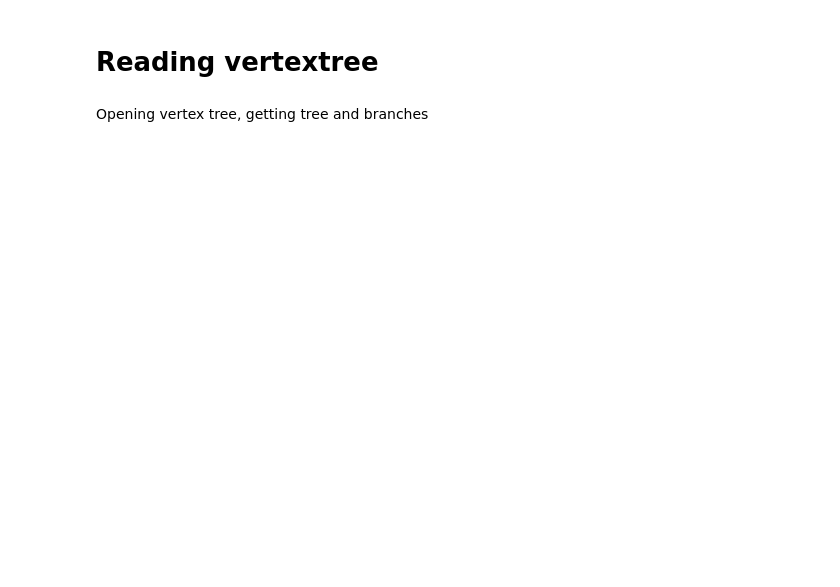
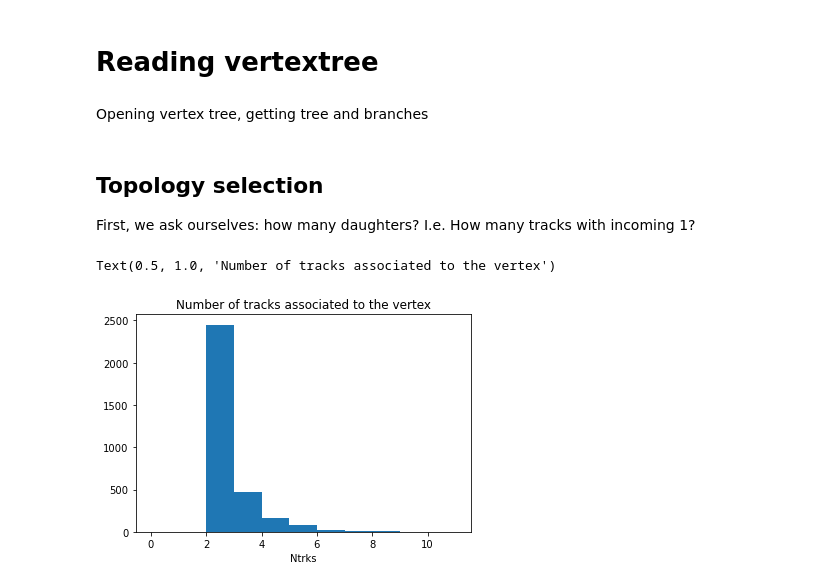
Before and after one commit to antonioiuliano2/macros-snd, a Jupyter notebook: notebooks/Readvertextree.ipynb, the cells around one changed output. Drawn from its saved outputs; the diff is of its cells as text; code cells hidden in the pictures; blank space fills up the shorter version.

```diff
--- a/notebooks/Readvertextree.ipynb
+++ b/notebooks/Readvertextree.ipynb
@@ -9,4 +10,9 @@ Opening vertex tree, getting tree and branches
 vtxfile = uproot.open("/eos/user/a/aiulian/sim_fedra/SNDnuyield_30_September_2021/b000022/vertextree.root")
 vtxtree = vtxfile["vtx"]
 # %%
-vtxinfo = vtxtree.arrays(["n","MCTrackPdgCode","MCEventID","MCTrackID","MCMotherID","vx","vy","vz","incoming"])
+vtxinfo = vtxtree.arrays(["n","t.eFlag","MCEventID","MCTrackID","MCMotherID","vx","vy","vz","vID","incoming"])
+vtxinfo["MCTrackPdgCode"] = vtxinfo["t.eFlag"]
+# %% [markdown]
+## Topology selection
+
+First, we ask ourselves: how many daughters? I.e. How many tracks with incoming 1?
@@ -12,0 +28,7 @@ vtxinfo = vtxtree.arrays(["n","MCTrackPdgCode","MCEventID","MCTrackID","MCMother
+# %%
+plt.hist(vtxinfo["n"],bins=11,range=[0,11])
+plt.xlabel("Ntrks")
+plt.title("Number of tracks associated to the vertex")
+# %% [output]
+Text(0.5, 1.0, 'Number of tracks associated to the vertex')
+[figure, added]
```
Also changed, not shown: parts of 24 cells of this notebook.
